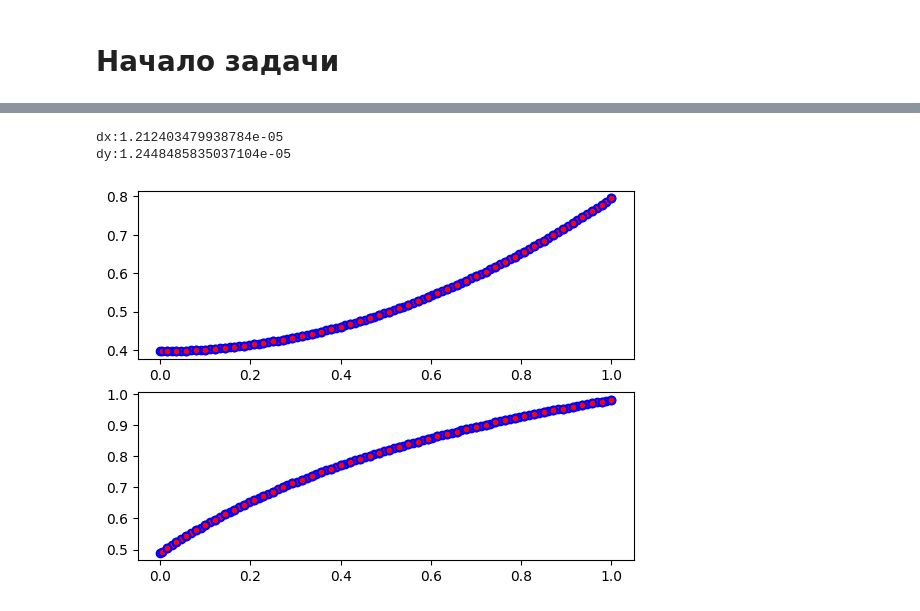
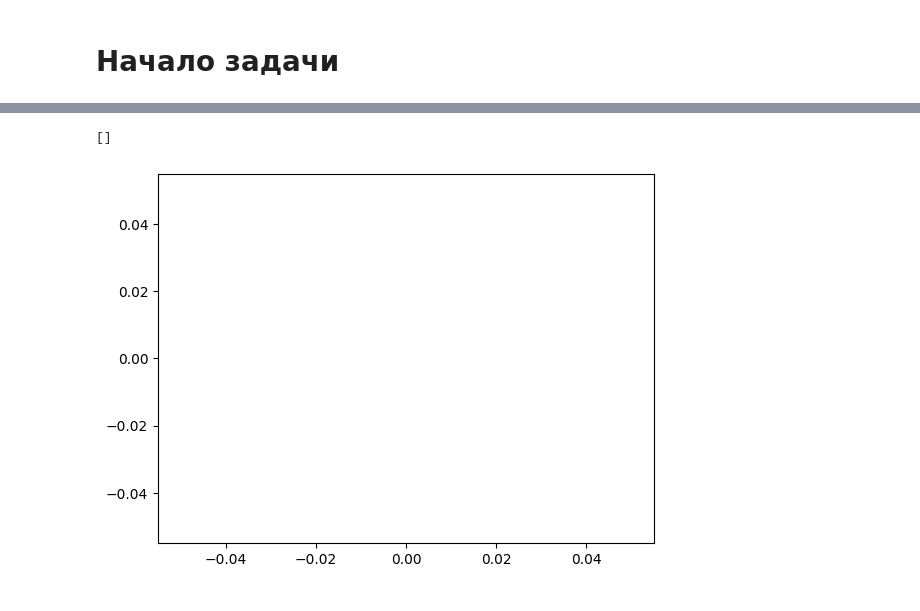
Before and after one commit to Dann38/model_rectification_column, a Jupyter notebook: Untitled.ipynb, the cells around one changed output, grey strips where cells are left out. Drawn from its saved outputs; the diff is of its cells as text; code cells hidden in the pictures.

```diff
--- a/Untitled.ipynb
+++ b/Untitled.ipynb
@@ -616,12 +640,13 @@ plt.legend(["u0", "u_opt", "u_true"])
 # %%
-G22_0 = lambda t: G22_true(t)
-G21_0 = lambda t:  - G22_0(t)
-hyp_problem.set_G([[G11, G12], [G21_0, G22_0]])
-solver.solve_initial(mesh, hyp_problem)
-solver.solver_center(mesh, hyp_problem)
-solver.solver_final(mesh, hyp_problem)
-plot_rez(mesh)
+# G22_0 = lambda t: G22_true(t)
+# G21_0 = lambda t:  - G22_0(t)
+# hyp_problem.set_G([[G11, G12], [G21_0, G22_0]])
+# solver.solve_initial(mesh, hyp_problem)
+# solver.solver_center(mesh, hyp_problem)
+# solver.solver_final(mesh, hyp_problem)
+# plot_rez(mesh)
-# %% [output]
-dx:1.212403479938784e-05
-dy:1.2448485835037104e-05
-[figure, removed]
+# %%
+plt.plot()
+# %% [output]
+[]
+[figure, added]
```
Also changed, not shown: parts of 7 cells of this notebook, 2 other files.
